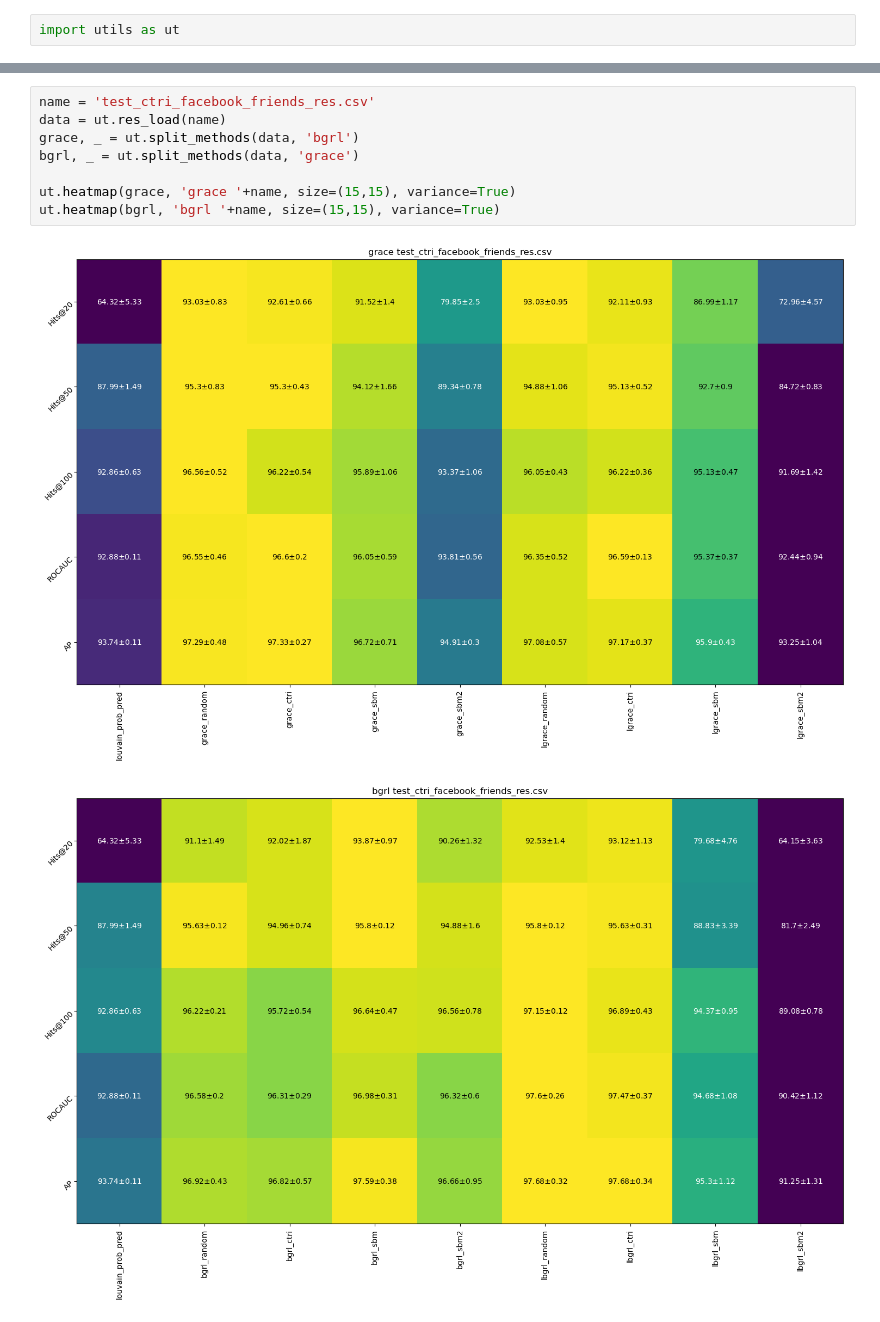
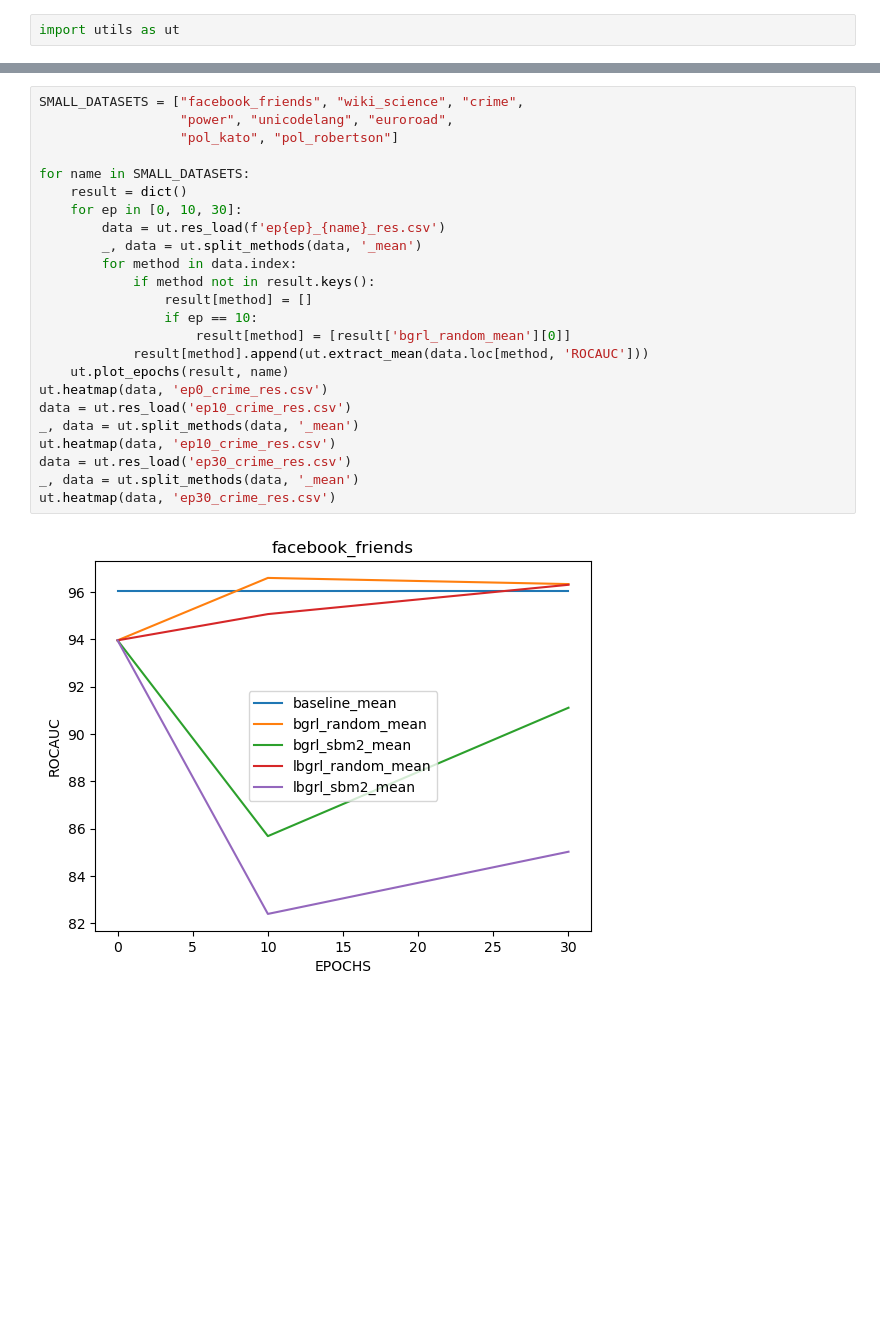
Before and after one commit to valentincuzin/GCL-Link-Prediction, a Jupyter notebook: New/output/small_analysis.ipynb, the cells around one changed output, grey strips where cells are left out. Saved outputs shown, nothing was run; the diff lists cells and outputs as text; blank space fills up the shorter version.

```diff
--- a/New/output/small_analysis.ipynb
+++ b/New/output/small_analysis.ipynb
@@ -7,11 +3,26 @@ import utils as ut
-# %%
-name = 'test_ctri_facebook_friends_res.csv'
-data = ut.res_load(name)
-grace, _ = ut.split_methods(data, 'bgrl')
-bgrl, _ = ut.split_methods(data, 'grace')
-
-ut.heatmap(grace, 'grace '+name, size=(15,15), variance=True)
-ut.heatmap(bgrl, 'bgrl '+name, size=(15,15), variance=True)
-# %% [output]
-[figure, removed]
-[figure, removed]
+# %%
+SMALL_DATASETS = ["facebook_friends", "wiki_science", "crime",
+                  "power", "unicodelang", "euroroad",
+                  "pol_kato", "pol_robertson"]
+
+for name in SMALL_DATASETS:
+    result = dict()
+    for ep in [0, 10, 30]:
+        data = ut.res_load(f'ep{ep}_{name}_res.csv')
+        _, data = ut.split_methods(data, '_mean')
+        for method in data.index:
+            if method not in result.keys():
+                result[method] = []
+                if ep == 10:
+                    result[method] = [result['bgrl_random_mean'][0]]
+            result[method].append(ut.extract_mean(data.loc[method, 'ROCAUC']))
+    ut.plot_epochs(result, name)
+ut.heatmap(data, 'ep0_crime_res.csv')
+data = ut.res_load('ep10_crime_res.csv')
+_, data = ut.split_methods(data, '_mean')
+ut.heatmap(data, 'ep10_crime_res.csv')
+data = ut.res_load('ep30_crime_res.csv')
+_, data = ut.split_methods(data, '_mean')
+ut.heatmap(data, 'ep30_crime_res.csv')
+# %% [output]
+[figure, added]
```
Also changed, not shown: parts of 12 cells of this notebook, 37 other files.
